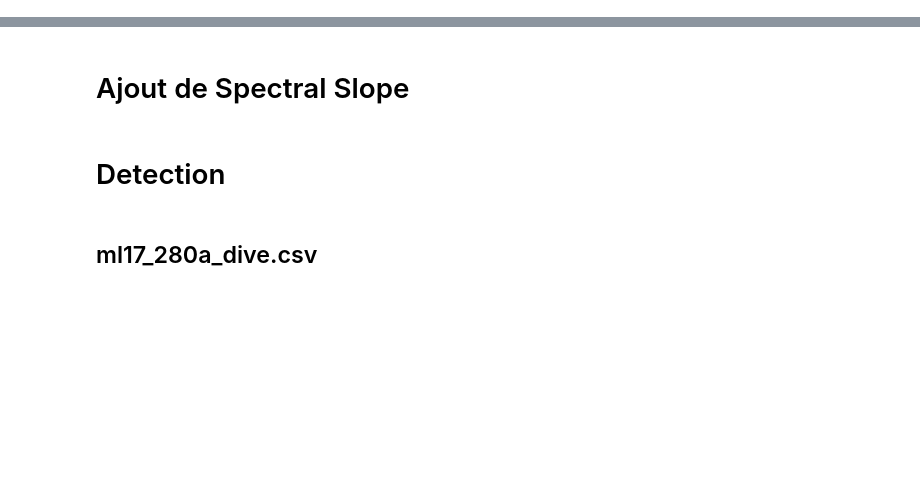
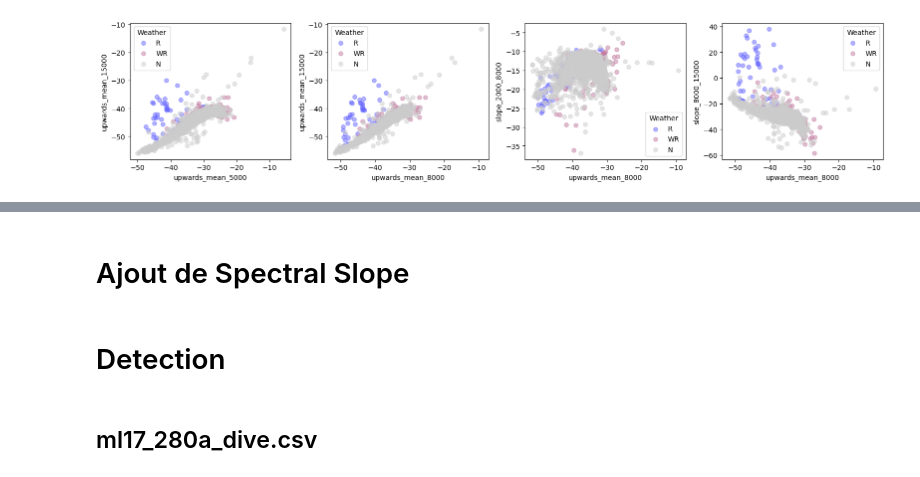
Before and after one commit to gmanatole/Biologging_Toolkit, a Jupyter notebook: notebooks/run_rain_empirical.ipynb, the cells around one changed output, grey strips where cells are left out. Saved outputs shown, nothing was run; the diff lists cells and outputs as text; code cells hidden in the pictures; blank space fills up the shorter version.

Commit message:
wip Rain.py cleaner code

```diff
--- a/notebooks/run_rain_empirical.ipynb
+++ b/notebooks/run_rain_empirical.ipynb
@@ -54,8 +12,11 @@ c:\Users\barsro\Documents\SES_tags\notebooks\../src\Biologging_Toolkit
 depids = ['ml17_280a','ml18_296a','ml18_294b','ml19_292a','ml19_292b','ml19_293a','ml19_294a','ml20_293a','ml20_296b','ml20_313a','ml21_295a','ml21_305b']
 depids_wo293 = ['ml17_280a','ml18_296a','ml18_294b','ml19_292a','ml19_292b','ml19_293a','ml19_294a','ml20_296b','ml20_313a','ml21_295a','ml21_305b'] #'ml20_293a',
 
-path = 'E:/individus_filtered'
+path = 'G:/individus_filtered'
 freqs = [500, 1000, 2500, 5000, 8000, 10000, 12000, 15000, 16000,20000]
 features_csv = ['downwards_mean_500', 'downwards_mean_1000', 'downwards_mean_2500',
        'downwards_mean_5000', 'downwards_mean_8000', 'downwards_mean_10000',
        'downwards_mean_12000', 'downwards_mean_15000', 'downwards_mean_16000','upwards_mean_20000','upwards_mean_5000']
+# %%
+deps = ["ml17_280a","ml18_296a"]
+inst = Rain(depid=deps, path=[path+f"/{depid}" for depid in deps], df_data = 'csv')
@@ -61,0 +30,4 @@ features_csv = ['downwards_mean_500', 'downwards_mean_1000', 'downwards_mean_250
+# %%
+R_Utils.plot_spl_rain(inst.df)
+# %% [output]
+[figure, added]
```
Also changed, not shown: parts of 13 cells of this notebook, 4 other files.
